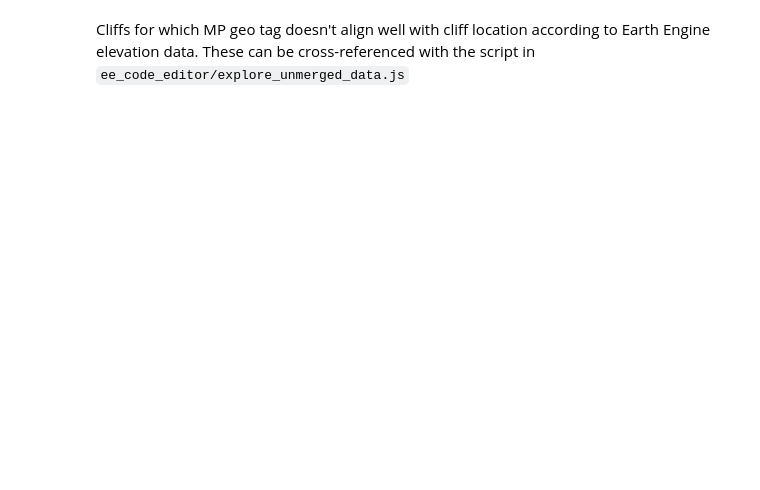
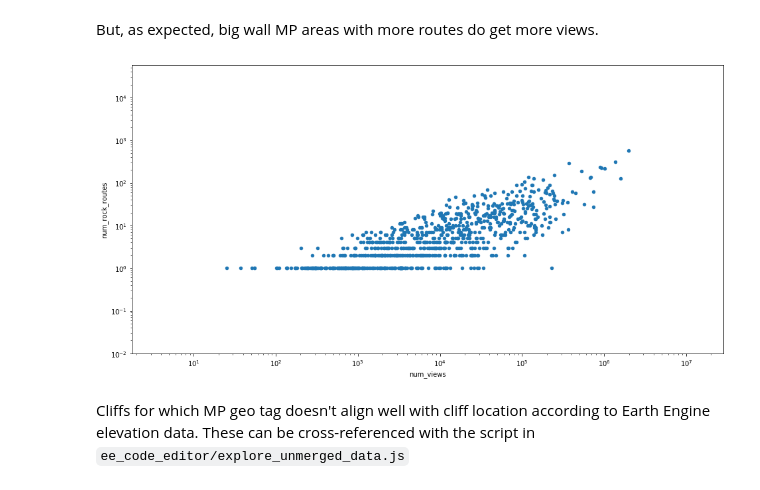
Before and after one commit to zebengberg/big-wall-finder, a Jupyter notebook: src/explore_data.ipynb, the cells around one changed output. Saved outputs shown, nothing was run; the diff lists cells and outputs as text; code cells hidden in the pictures; blank space fills up the shorter version.

```diff
--- a/src/explore_data.ipynb
+++ b/src/explore_data.ipynb
@@ -20,3 +87,9 @@ plt.show()
+# %% [markdown]
+But, as expected, big wall MP areas with more routes do get more views.
+# %%
+df[df.num_views > 0].plot(x='num_views', y='num_rock_routes', kind='scatter', loglog=True);
+# %% [output]
+[figure, added]
 # %% [markdown]
 Cliffs for which MP geo tag doesn't align well with cliff location according to Earth Engine elevation data. These can be cross-referenced with the script in `ee_code_editor/explore_unmerged_data.js`
 # %%
```
Also changed, not shown: parts of 24 cells of this notebook, 1 other file.
